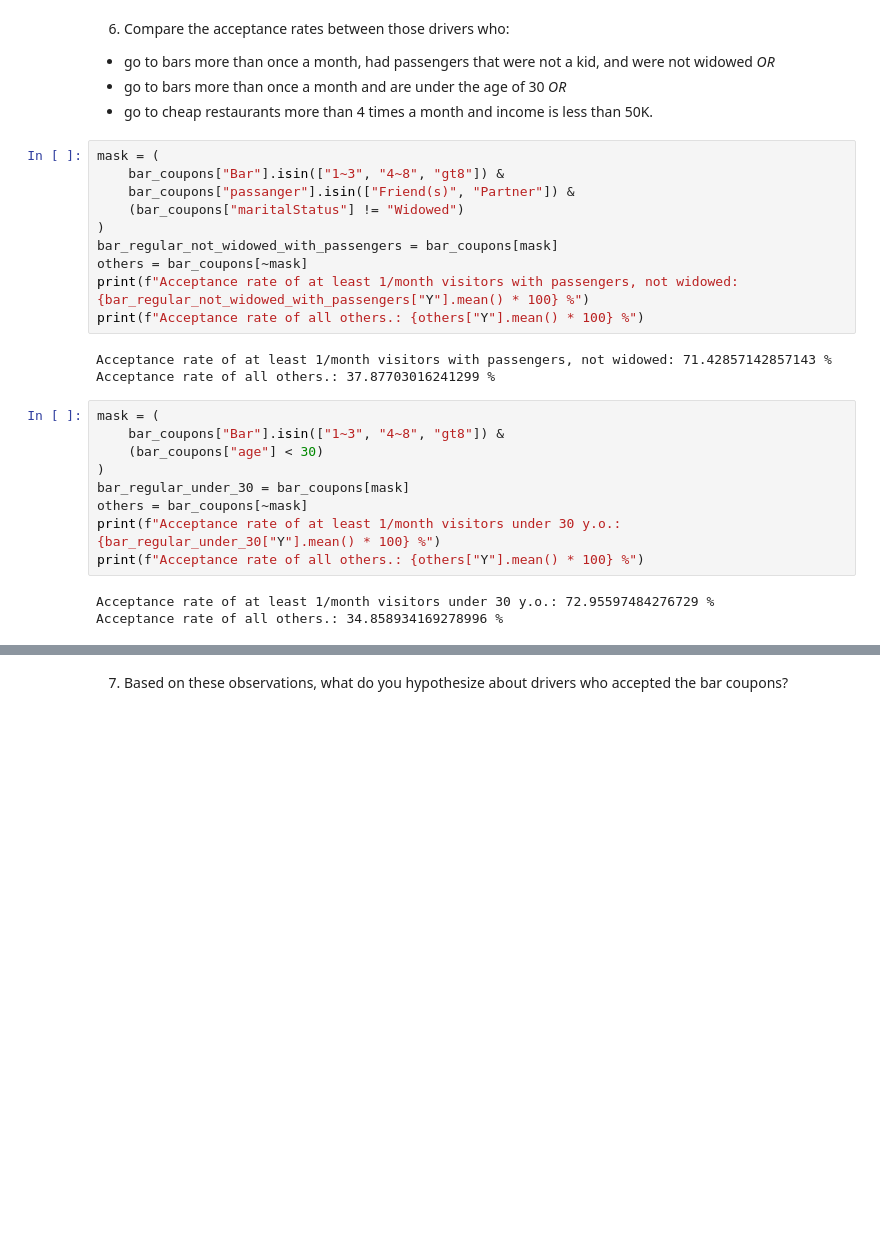
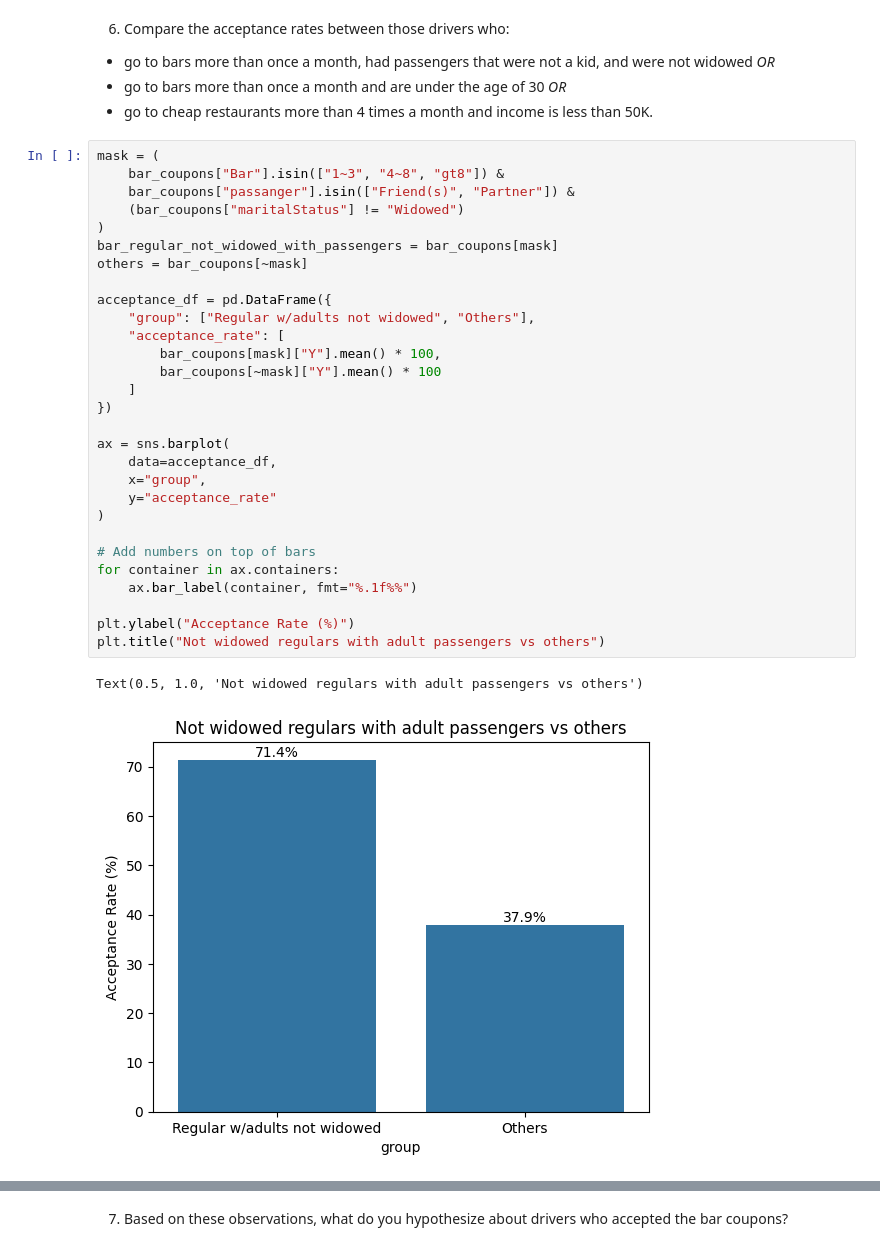
Before and after one commit to vilyapilya/coupon_acceptance_analysis, a Jupyter notebook: prompt.ipynb, the cells around one changed output, grey strips where cells are left out. Saved outputs shown, nothing was run; the diff lists cells and outputs as text; blank space fills up the shorter version.

```diff
--- a/prompt.ipynb
+++ b/prompt.ipynb
@@ -219,25 +272,32 @@ Acceptance rate of all others:  37.87703016241299%
 # %%
 mask = (
     bar_coupons["Bar"].isin(["1~3", "4~8", "gt8"]) &
     bar_coupons["passanger"].isin(["Friend(s)", "Partner"]) &
     (bar_coupons["maritalStatus"] != "Widowed")
 )
 bar_regular_not_widowed_with_passengers = bar_coupons[mask]
 others = bar_coupons[~mask]
-print(f"Acceptance rate of at least 1/month visitors with passengers, not widowed: {bar_regular_not_widowed_with_passengers["Y"].mean() * 100} %")
-print(f"Acceptance rate of all others.: {others["Y"].mean() * 100} %")
+
+acceptance_df = pd.DataFrame({
+    "group": ["Regular w/adults not widowed", "Others"],
+    "acceptance_rate": [
+        bar_coupons[mask]["Y"].mean() * 100,
+        bar_coupons[~mask]["Y"].mean() * 100
+    ]
+})
+
+ax = sns.barplot(
+    data=acceptance_df,
+    x="group",
+    y="acceptance_rate"
+)
+
+# Add numbers on top of bars
+for container in ax.containers:
+    ax.bar_label(container, fmt="%.1f%%")
+
+plt.ylabel("Acceptance Rate (%)")
+plt.title("Not widowed regulars with adult passengers vs others")
 # %% [output]
-Acceptance rate of at least 1/month visitors with passengers, not widowed: 71.42857142857143 %
-Acceptance rate of all others.: 37.87703016241299 %
+Text(0.5, 1.0, 'Not widowed regulars with adult passengers vs others')
+[figure, added]
-# %%
-mask = (
-    bar_coupons["Bar"].isin(["1~3", "4~8", "gt8"]) &
-    (bar_coupons["age"] < 30)
-)
-bar_regular_under_30 = bar_coupons[mask]
-others = bar_coupons[~mask]
-print(f"Acceptance rate of at least 1/month visitors under 30 y.o.: {bar_regular_under_30["Y"].mean() * 100} %")
-print(f"Acceptance rate of all others.: {others["Y"].mean() * 100} %")
-# %% [output]
-Acceptance rate of at least 1/month visitors under 30 y.o.: 72.95597484276729 %
-Acceptance rate of all others.: 34.858934169278996 %
```
Also changed, not shown: parts of 6 cells of this notebook.
